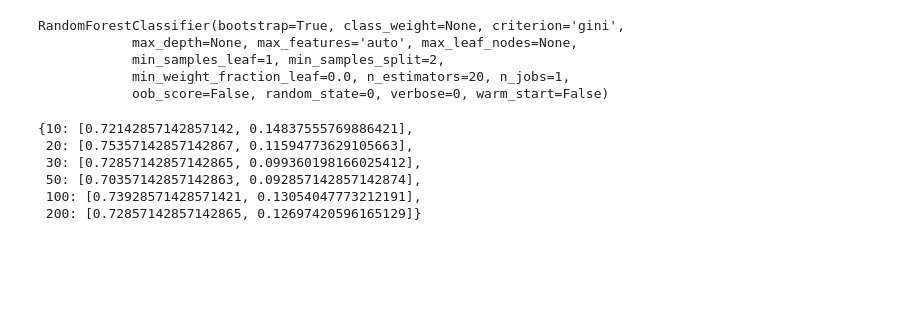
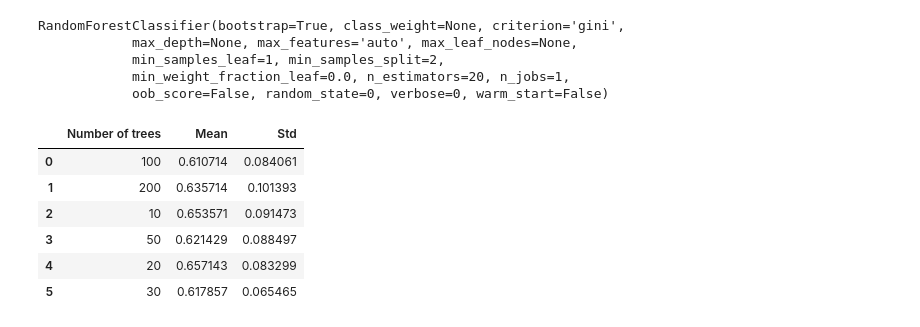
Before and after one commit to Jhilbertxtu/Binary-Classification-Colon-Tumor, a Jupyter notebook: Binary Classification.ipynb, the cells around one changed output. Drawn from its saved outputs; the diff is of its cells as text; code cells hidden in the pictures; blank space fills up the shorter version.

```diff
--- a/Binary Classification.ipynb
+++ b/Binary Classification.ipynb
@@ -229,8 +234,8 @@ for n_tree_ in number_of_estimators:
     current_auc_score = []
     for train_index, test_index in skf:     # Using l2 penalty for regularization for preventing overfitting.
         clf = RandomForestClassifier(n_estimators=n_tree_, random_state=0)
-        clf.fit(X_train[train_index], y_train[train_index])
-        y_pred = clf.predict(X_train[test_index])
+        clf.fit(X_train_normalized_pca[train_index], y_train[train_index])
+        y_pred = clf.predict(X_train_normalized_pca[test_index])
         current_auc_score.append(roc_auc_score(y_train[test_index], y_pred))
 
     dict_performance_rf[n_tree_] = [np.mean(current_auc_score), np.std(current_auc_score)]
@@ -245,13 +250,16 @@ RandomForestClassifier(bootstrap=True, class_weight=None, criterion='gini',
             min_samples_leaf=1, min_samples_split=2,
             min_weight_fraction_leaf=0.0, n_estimators=20, n_jobs=1,
             oob_score=False, random_state=0, verbose=0, warm_start=False)
-# %%
-dict_performance_rf
-# %% [output]
-{10: [0.72142857142857142, 0.14837555769886421],
- 20: [0.75357142857142867, 0.11594773629105663],
- 30: [0.72857142857142865, 0.099360198166025412],
- 50: [0.70357142857142863, 0.092857142857142874],
- 100: [0.73928571428571421, 0.13054047773212191],
- 200: [0.72857142857142865, 0.12697420596165129]}
+# %%
+rf_performance = pd.DataFrame([[x[0], x[1][0], x[1][1]] for x in dict_performance_rf.items()], \
+                             columns=["Number of trees", "Mean", "Std"])
+rf_performance
+# %% [output]
+|  | Number of trees | Mean | Std |
+| 0 | 100 | 0.610714 | 0.084061 |
+| 1 | 200 | 0.635714 | 0.101393 |
+| 2 | 10 | 0.653571 | 0.091473 |
+| 3 | 50 | 0.621429 | 0.088497 |
+| 4 | 20 | 0.657143 | 0.083299 |
+| 5 | 30 | 0.617857 | 0.065465 |
 # %%
```
Also changed, not shown: parts of 9 cells of this notebook.
